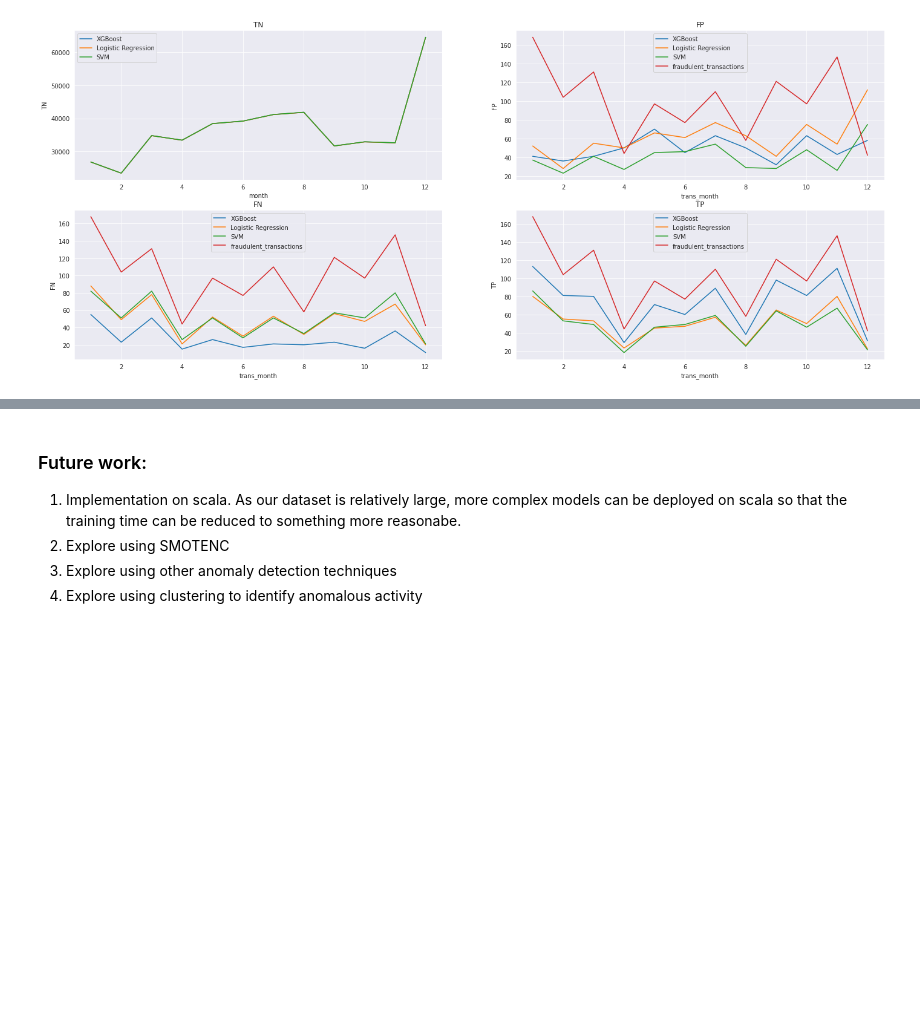
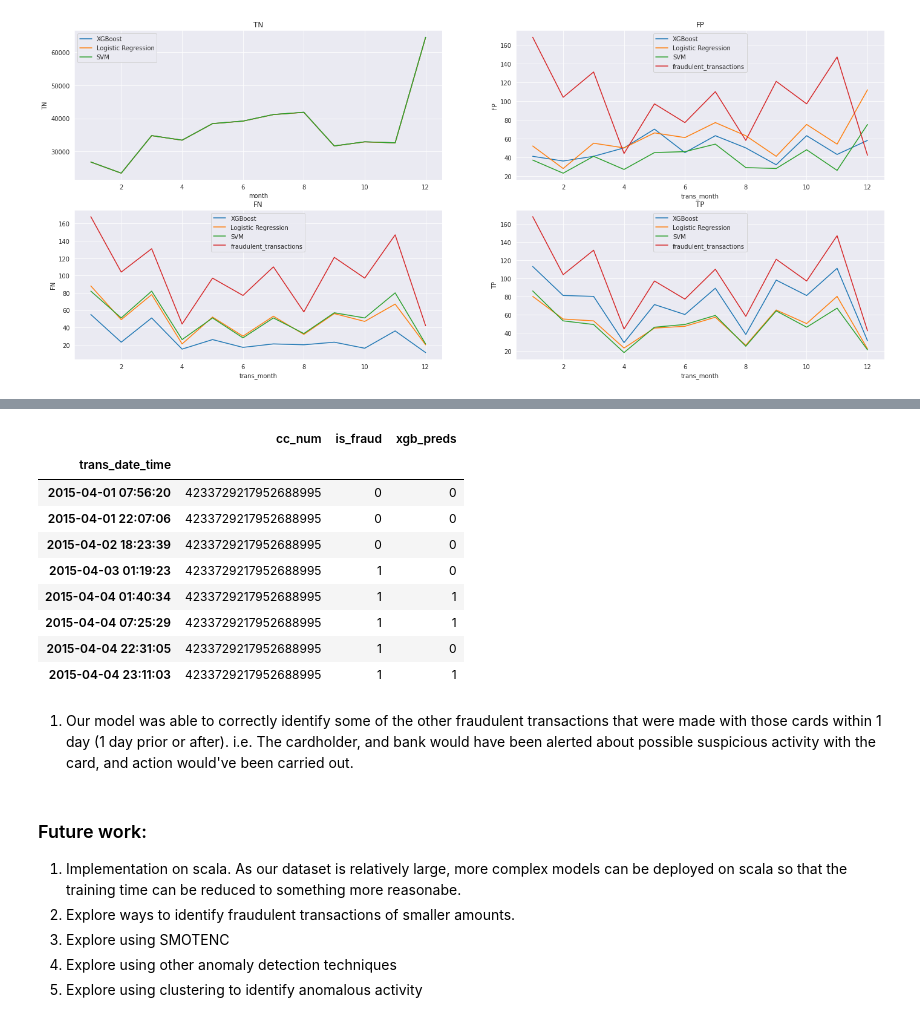
Before and after one commit to ngcheeyuan/Fraud_Detection_Capstone, a Jupyter notebook: Capstone_Final_Model_TS.ipynb, the cells around one changed output, grey strips where cells are left out. Saved outputs shown, nothing was run; the diff lists cells and outputs as text; code cells hidden in the pictures; blank space fills up the shorter version.

```diff
--- a/Capstone_Final_Model_TS.ipynb
+++ b/Capstone_Final_Model_TS.ipynb
@@ -943,7 +1000,24 @@ error_analysis
+# %%
+mask = df_test['cc_num'] == 4233729217952688995
+df_test[mask]['2015-04-01':'2015-04-04'][['cc_num','is_fraud','xgb_preds']]
+# %% [output]
+|  | cc_num | is_fraud | xgb_preds |
+| trans_date_time |  |  |  |
+| 2015-04-01 07:56:20 | 4233729217952688995 | 0 | 0 |
+| 2015-04-01 22:07:06 | 4233729217952688995 | 0 | 0 |
+| 2015-04-02 18:23:39 | 4233729217952688995 | 0 | 0 |
+| 2015-04-03 01:19:23 | 4233729217952688995 | 1 | 0 |
+| 2015-04-04 01:40:34 | 4233729217952688995 | 1 | 1 |
+| 2015-04-04 07:25:29 | 4233729217952688995 | 1 | 1 |
+| 2015-04-04 22:31:05 | 4233729217952688995 | 1 | 0 |
+| 2015-04-04 23:11:03 | 4233729217952688995 | 1 | 1 |
+# %% [markdown]
+1. Our model was able to correctly identify some of the other fraudulent transactions that were made with those cards within 1 day (1 day prior or after). i.e. The cardholder, and bank would have been alerted about possible suspicious activity with the card, and action would've been carried out.
 # %% [markdown]
 ### Future work:
 
 1. Implementation on scala. As our dataset is relatively large, more complex models can be deployed on scala so that the training time can be reduced to something more reasonabe.
-2. Explore using SMOTENC
-3. Explore using other anomaly detection techniques
-4. Explore using clustering to identify anomalous activity
+2. Explore ways to identify fraudulent transactions of smaller amounts.
+3. Explore using SMOTENC
+4. Explore using other anomaly detection techniques
+5. Explore using clustering to identify anomalous activity
```
Also changed, not shown: parts of 13 cells of this notebook.
